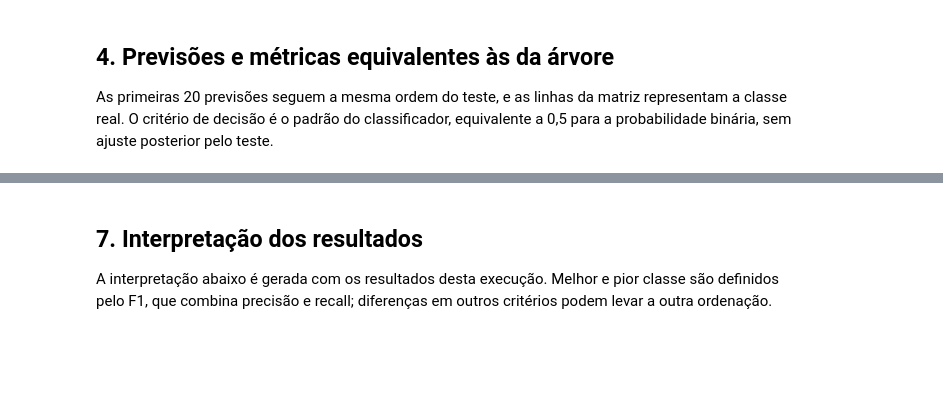
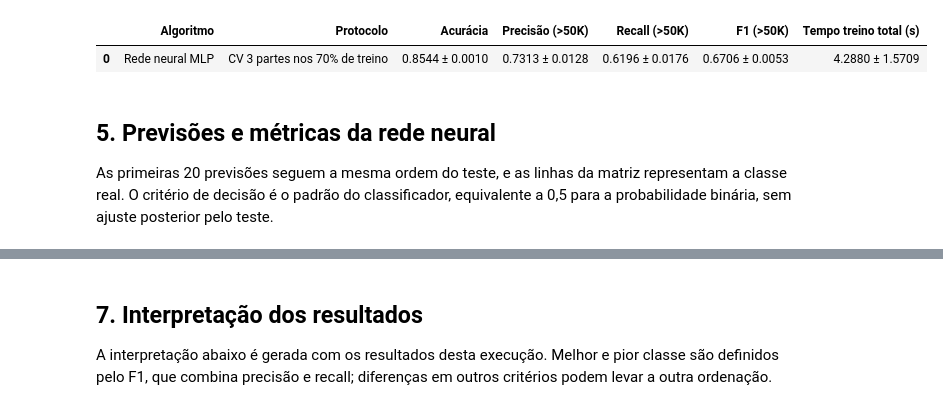
Before and after one commit to Alex-32-dev/IA_Machine_Learning_Adult, a Jupyter notebook: redesNeuraisAdult.ipynb, the cells around one changed output, grey strips where cells are left out. Cells and saved outputs as stored; diff of their text form; code cells hidden in the pictures; blank space fills up the shorter version.

```diff
--- a/redesNeuraisAdult.ipynb
+++ b/redesNeuraisAdult.ipynb
@@ -407,6 +299,17 @@ Tempo de treinamento do pipeline completo: 8.0623 s
 Avisos durante os ajustes: nenhum
+# %%
+colunas_metricas = ["Acurácia", "Precisão (>50K)", "Recall (>50K)", "F1 (>50K)", "Tempo treino total (s)"]
+tabela_media = pd.DataFrame([{
+    "Algoritmo": "Rede neural MLP", "Protocolo": "CV 3 partes nos 70% de treino",
+    **{coluna: f"{resumo_cv.loc[coluna, 'Média']:.4f} ± {resumo_cv.loc[coluna, 'Desvio padrão']:.4f}"
+       for coluna in colunas_metricas},
+}])
+display(tabela_media)
+# %% [output]
+|  | Algoritmo | Protocolo | Acurácia | Precisão (>50K) | Recall (>50K) | F1 (>50K) | Tempo treino total (s) |
+| 0 | Rede neural MLP | CV 3 partes nos 70% de treino | 0.8544 ± 0.0010 | 0.7313 ± 0.0128 | 0.6196 ± 0.0176 | 0.6706 ± 0.0053 | 4.2880 ± 1.5709 |
 # %% [markdown]
-## 4. Previsões e métricas equivalentes às da árvore
+## 5. Previsões e métricas da rede neural
 
 As primeiras 20 previsões seguem a mesma ordem do teste, e as linhas da matriz
 representam a classe real. O critério de decisão é o padrão do classificador,
```
Also changed, not shown: parts of 34 cells of this notebook, 1 other file.
